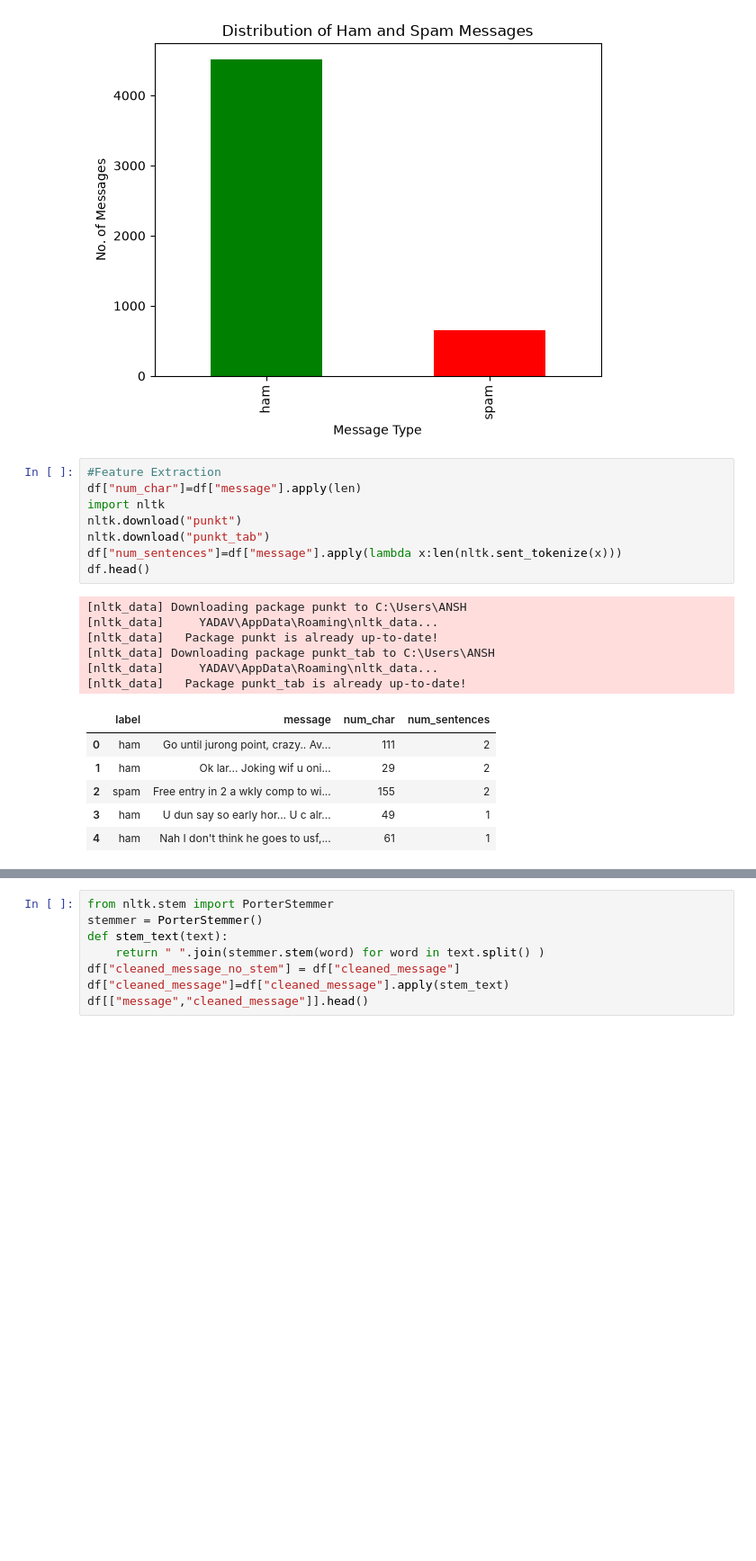
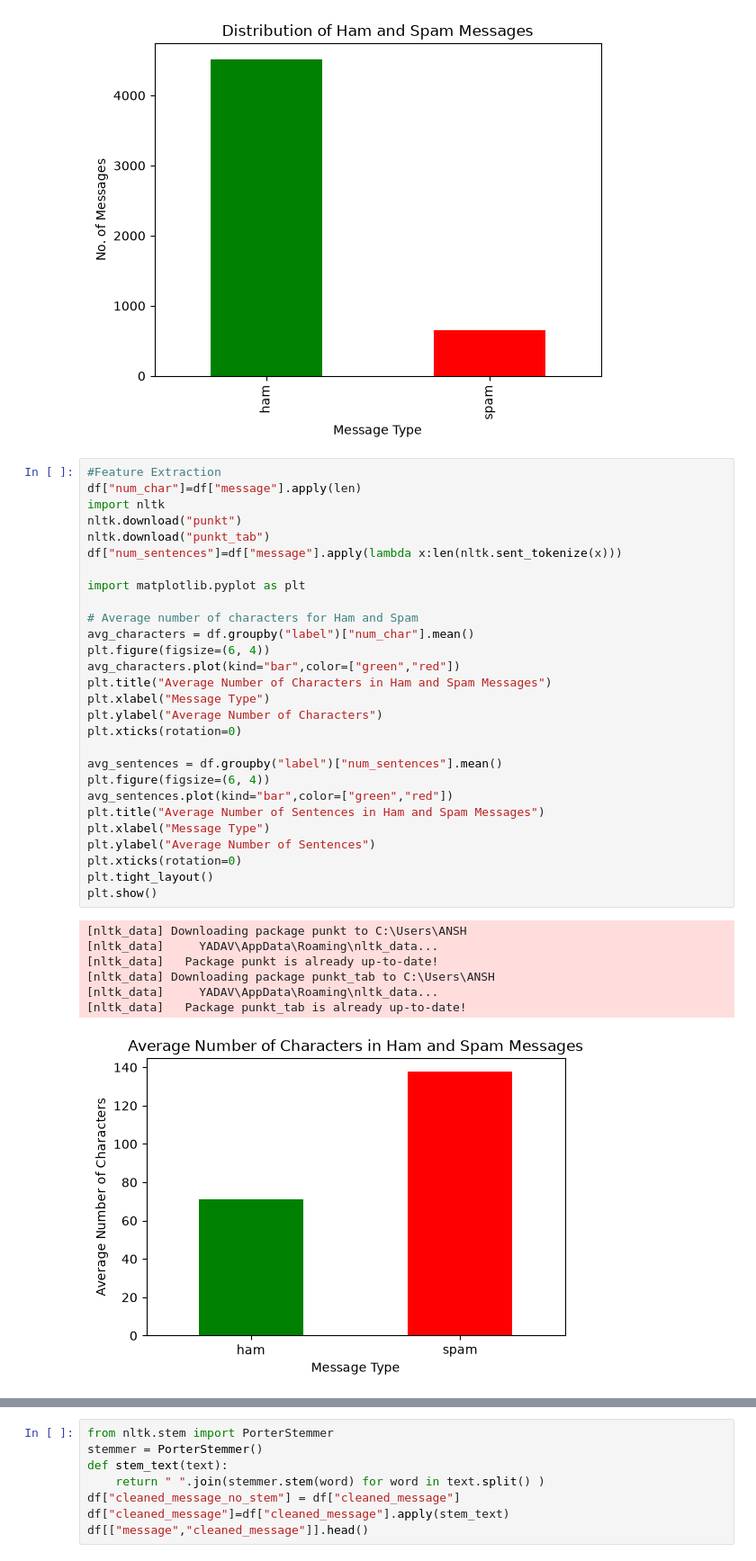
Before and after one commit to shikhayadav31/SMS_SPAM_DETECTION, a Jupyter notebook: notebooks/sms_spam_detection.ipynb, the cells around one changed output, grey strips where cells are left out. Shown at 90% size. Drawn from its saved outputs; the diff is of its cells as text; blank space fills up the shorter version.

Commit message:
SMS Spam Detection Project

```diff
--- a/notebooks/sms_spam_detection.ipynb
+++ b/notebooks/sms_spam_detection.ipynb
@@ -45,21 +45,36 @@ Text(0, 0.5, 'No. of Messages')
 # %%
 #Feature Extraction
 df["num_char"]=df["message"].apply(len)
 import nltk
 nltk.download("punkt")
 nltk.download("punkt_tab")
 df["num_sentences"]=df["message"].apply(lambda x:len(nltk.sent_tokenize(x)))
-df.head()
+
+import matplotlib.pyplot as plt
+
+# Average number of characters for Ham and Spam
+avg_characters = df.groupby("label")["num_char"].mean()
+plt.figure(figsize=(6, 4))
+avg_characters.plot(kind="bar",color=["green","red"])
+plt.title("Average Number of Characters in Ham and Spam Messages")
+plt.xlabel("Message Type")
+plt.ylabel("Average Number of Characters")
+plt.xticks(rotation=0)
+
+avg_sentences = df.groupby("label")["num_sentences"].mean()
+plt.figure(figsize=(6, 4))
+avg_sentences.plot(kind="bar",color=["green","red"])
+plt.title("Average Number of Sentences in Ham and Spam Messages")
+plt.xlabel("Message Type")
+plt.ylabel("Average Number of Sentences")
+plt.xticks(rotation=0)
+plt.tight_layout()
+plt.show()
 # %% [output]
 [nltk_data] Downloading package punkt to C:\Users\ANSH
 [nltk_data]     YADAV\AppData\Roaming\nltk_data...
 [nltk_data]   Package punkt is already up-to-date!
 [nltk_data] Downloading package punkt_tab to C:\Users\ANSH
 [nltk_data]     YADAV\AppData\Roaming\nltk_data...
 [nltk_data]   Package punkt_tab is already up-to-date!
-|  | label | message | num_char | num_sentences |
-| 0 | ham | Go until jurong point, crazy.. Av... | 111 | 2 |
-| 1 | ham | Ok lar... Joking wif u oni... | 29 | 2 |
-| 2 | spam | Free entry in 2 a wkly comp to wi... | 155 | 2 |
-| 3 | ham | U dun say so early hor... U c alr... | 49 | 1 |
-| 4 | ham | Nah I don't think he goes to usf,... | 61 | 1 |
+[figure, added]
```
Also changed, not shown: parts of 3 cells of this notebook, 4 other files.
